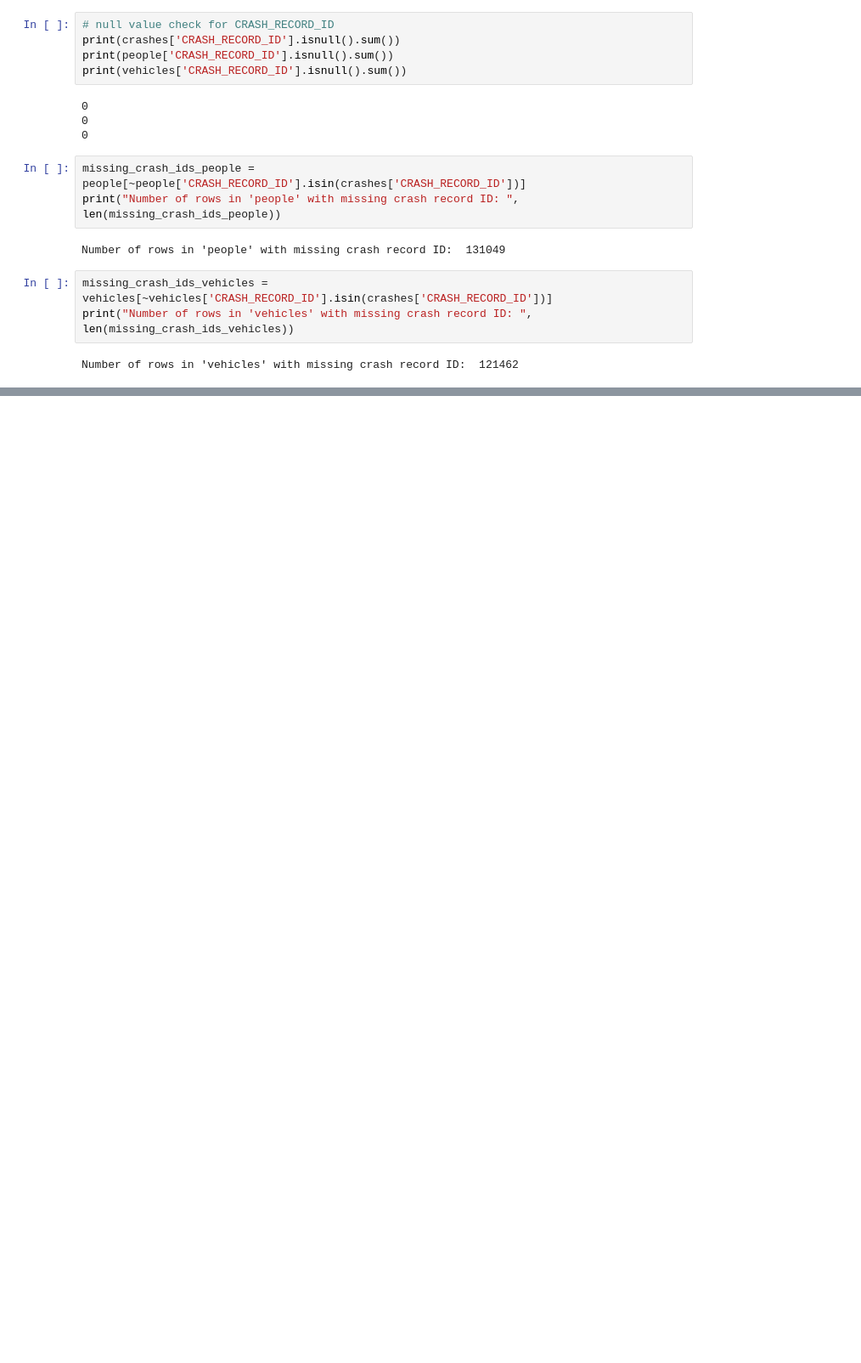
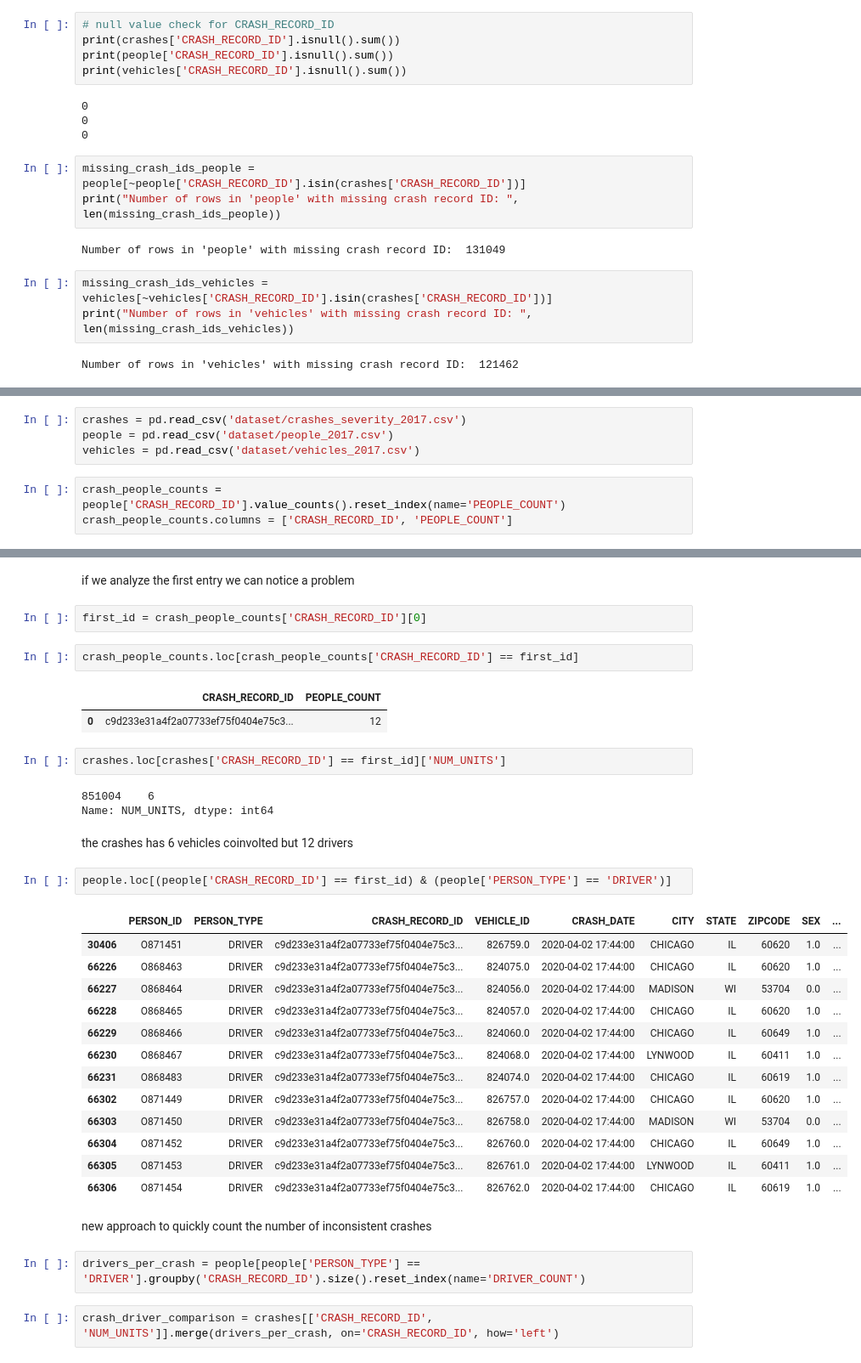
Before and after one commit to lavo2/DataMining-Project, a Jupyter notebook: 1-understanding.ipynb, the cells around one changed output, grey strips where cells are left out. Shown at 85% size. Saved outputs shown, nothing was run; the diff lists cells and outputs as text; blank space fills up the shorter version.

```diff
--- a/1-understanding.ipynb
+++ b/1-understanding.ipynb
@@ -2125,0 +2141,7 @@ Number of rows in 'vehicles' with missing crash record ID:  121462
+# %%
+crashes = pd.read_csv('dataset/crashes_severity_2017.csv')
+people = pd.read_csv('dataset/people_2017.csv')
+vehicles = pd.read_csv('dataset/vehicles_2017.csv')
+# %%
+crash_people_counts = people['CRASH_RECORD_ID'].value_counts().reset_index(name='PEOPLE_COUNT')
+crash_people_counts.columns = ['CRASH_RECORD_ID', 'PEOPLE_COUNT']
@@ -2125,0 +2166,38 @@ Number of rows in 'vehicles' with missing crash record ID:  121462
+# %% [markdown]
+if we analyze the first entry we can notice a problem
+# %%
+first_id = crash_people_counts['CRASH_RECORD_ID'][0]
+# %%
+crash_people_counts.loc[crash_people_counts['CRASH_RECORD_ID'] == first_id]
+# %% [output]
+|  | CRASH_RECORD_ID | PEOPLE_COUNT |
+| 0 | c9d233e31a4f2a07733ef75f0404e75c3... | 12 |
+# %%
+crashes.loc[crashes['CRASH_RECORD_ID'] == first_id]['NUM_UNITS']
+# %% [output]
+851004    6
+Name: NUM_UNITS, dtype: int64
+# %% [markdown]
+the crashes has 6 vehicles coinvolted but 12 drivers
+# %%
+people.loc[(people['CRASH_RECORD_ID'] == first_id) & (people['PERSON_TYPE'] == 'DRIVER')]
+# %% [output]
+|  | PERSON_ID | PERSON_TYPE | CRASH_RECORD_ID | VEHICLE_ID | CRASH_DATE | CITY | STATE | ZIPCODE | SEX | ... |
+| 30406 | O871451 | DRIVER | c9d233e31a4f2a07733ef75f0404e75c3... | 826759.0 | 2020-04-02 17:44:00 | CHICAGO | IL | 60620 | 1.0 | ... |
+| 66226 | O868463 | DRIVER | c9d233e31a4f2a07733ef75f0404e75c3... | 824075.0 | 2020-04-02 17:44:00 | CHICAGO | IL | 60620 | 1.0 | ... |
+| 66227 | O868464 | DRIVER | c9d233e31a4f2a07733ef75f0404e75c3... | 824056.0 | 2020-04-02 17:44:00 | MADISON | WI | 53704 | 0.0 | ... |
+| 66228 | O868465 | DRIVER | c9d233e31a4f2a07733ef75f0404e75c3... | 824057.0 | 2020-04-02 17:44:00 | CHICAGO | IL | 60620 | 1.0 | ... |
+| 66229 | O868466 | DRIVER | c9d233e31a4f2a07733ef75f0404e75c3... | 824060.0 | 2020-04-02 17:44:00 | CHICAGO | IL | 60649 | 1.0 | ... |
+| 66230 | O868467 | DRIVER | c9d233e31a4f2a07733ef75f0404e75c3... | 824068.0 | 2020-04-02 17:44:00 | LYNWOOD | IL | 60411 | 1.0 | ... |
+| 66231 | O868483 | DRIVER | c9d233e31a4f2a07733ef75f0404e75c3... | 824074.0 | 2020-04-02 17:44:00 | CHICAGO | IL | 60619 | 1.0 | ... |
+| 66302 | O871449 | DRIVER | c9d233e31a4f2a07733ef75f0404e75c3... | 826757.0 | 2020-04-02 17:44:00 | CHICAGO | IL | 60620 | 1.0 | ... |
+| 66303 | O871450 | DRIVER | c9d233e31a4f2a07733ef75f0404e75c3... | 826758.0 | 2020-04-02 17:44:00 | MADISON | WI | 53704 | 0.0 | ... |
+| 66304 | O871452 | DRIVER | c9d233e31a4f2a07733ef75f0404e75c3... | 826760.0 | 2020-04-02 17:44:00 | CHICAGO | IL | 60649 | 1.0 | ... |
+| 66305 | O871453 | DRIVER | c9d233e31a4f2a07733ef75f0404e75c3... | 826761.0 | 2020-04-02 17:44:00 | LYNWOOD | IL | 60411 | 1.0 | ... |
+| 66306 | O871454 | DRIVER | c9d233e31a4f2a07733ef75f0404e75c3... | 826762.0 | 2020-04-02 17:44:00 | CHICAGO | IL | 60619 | 1.0 | ... |
+# %% [markdown]
+new approach to quickly count the number of inconsistent crashes
+# %%
+drivers_per_crash = people[people['PERSON_TYPE'] == 'DRIVER'].groupby('CRASH_RECORD_ID').size().reset_index(name='DRIVER_COUNT')
+# %%
+crash_driver_comparison = crashes[['CRASH_RECORD_ID', 'NUM_UNITS']].merge(drivers_per_crash, on='CRASH_RECORD_ID', how='left')
```
Also changed, not shown: parts of 67 cells of this notebook, 3 other files.
